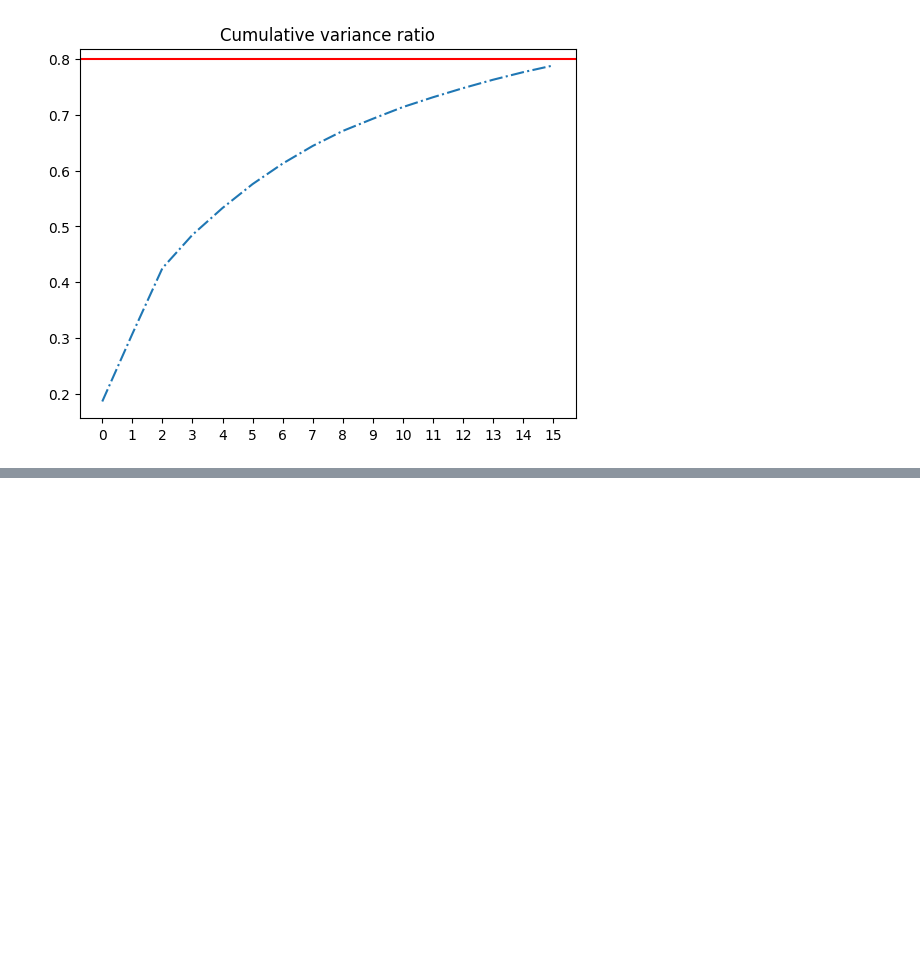
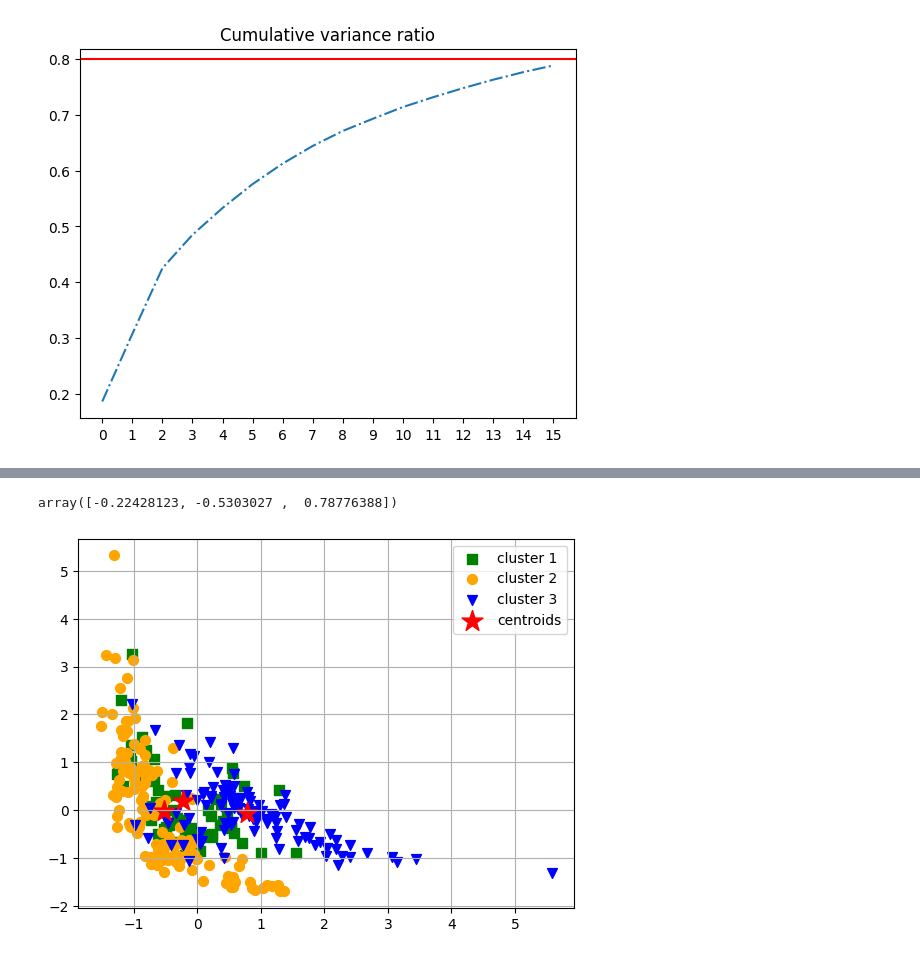
Before and after one commit to SmearyTundra/slhd-challenge, a Jupyter notebook: notebooks/preprocess.ipynb, the cells around one changed output, grey strips where cells are left out. Drawn from its saved outputs; the diff is of its cells as text; code cells hidden in the pictures; blank space fills up the shorter version.

```diff
--- a/notebooks/preprocess.ipynb
+++ b/notebooks/preprocess.ipynb
@@ -305,0 +588,36 @@ plt.axhline(y=0.8, color='r', linestyle='-')
+# %%
+# k-means clustering
+from sklearn.cluster import KMeans
+
+km = KMeans(n_clusters=3,
+            init='random',  #init=’k-means++’
+            n_init=10,
+            max_iter=300,
+            tol=1e-04,
+            random_state=0) #init=’k-means++’
+
+km.fit(X_train)
+y_km = km.predict(X_train)
+# %%
+km.cluster_centers_ #Coordinates of cluster centroids
+km.cluster_centers_[:,0] #only x values
+# %% [output]
+array([-0.22428123, -0.5303027 ,  0.78776388])
+# %%
+plt.scatter(X_train.iloc[y_km==0,0],X_train.iloc[y_km==0,1],s=50,c='green',marker='s',label='cluster 1')
+plt.scatter(X_train.iloc[y_km==1,0],X_train.iloc[y_km==1,1],s=50,c='orange',marker='o',label='cluster 2')
+plt.scatter(X_train.iloc[y_km==2,0],X_train.iloc[y_km==2,1],s=50,c='blue',marker='v',label='cluster 3')
+# plt.scatter(X_train.iloc[y_km==3,0],X_train.iloc[y_km==3,1],s=50,c='yellow',marker='h',label='cluster 4')
+# plt.scatter(X_train.iloc[y_km==4,0],X_train.iloc[y_km==4,1],s=50,c='purple',marker='D',label='cluster 5')
+plt.scatter(km.cluster_centers_[:,0],
+            km.cluster_centers_[:,1],
+            s=250,c='red',
+            marker='*',
+            label='centroids')
+plt.legend()
+plt.grid()
+plt.show()
+
+#with 5 doesn't get better
+# %% [output]
+[figure, added]
```
Also changed, not shown: parts of 15 cells of this notebook.
